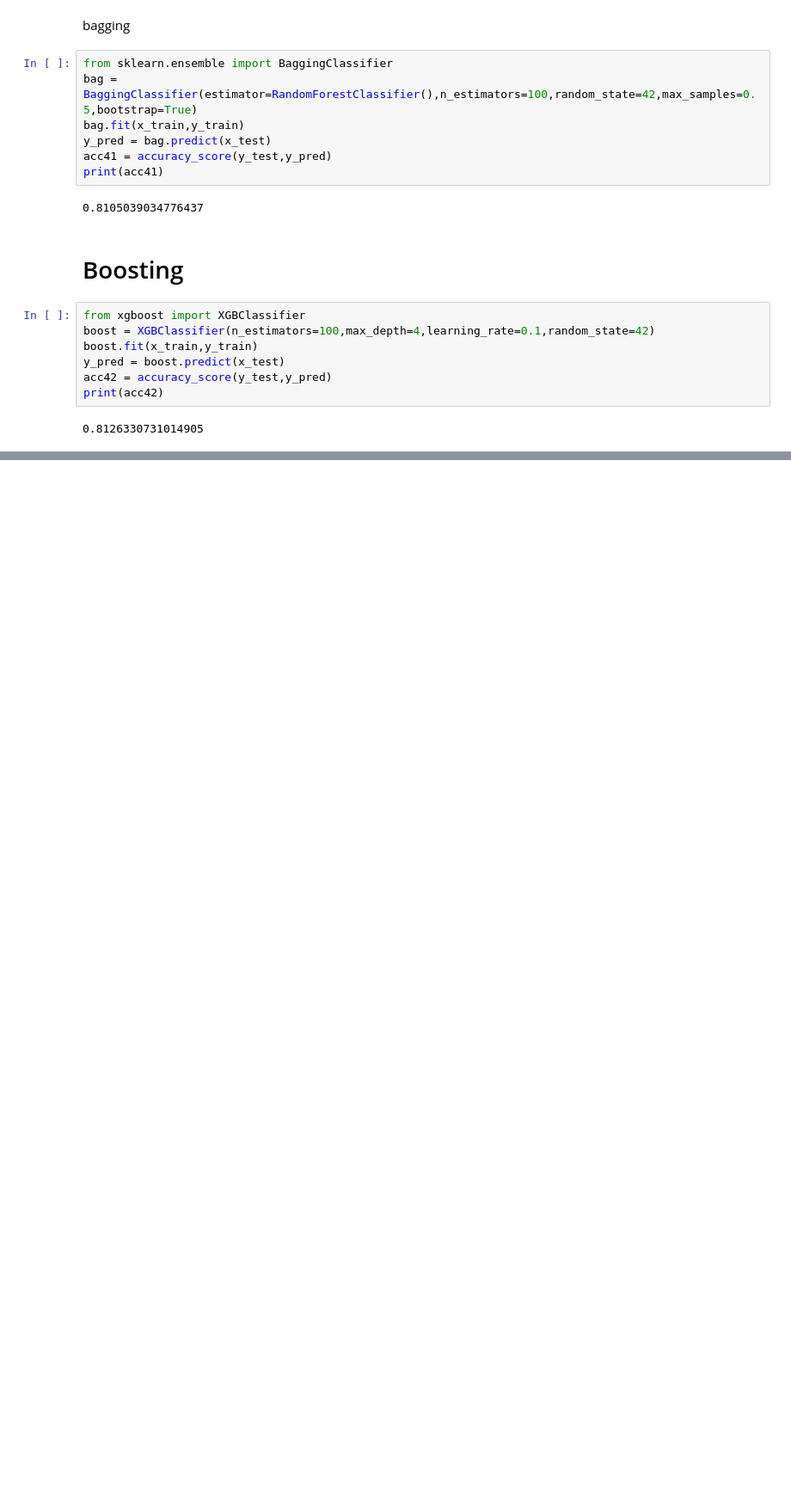
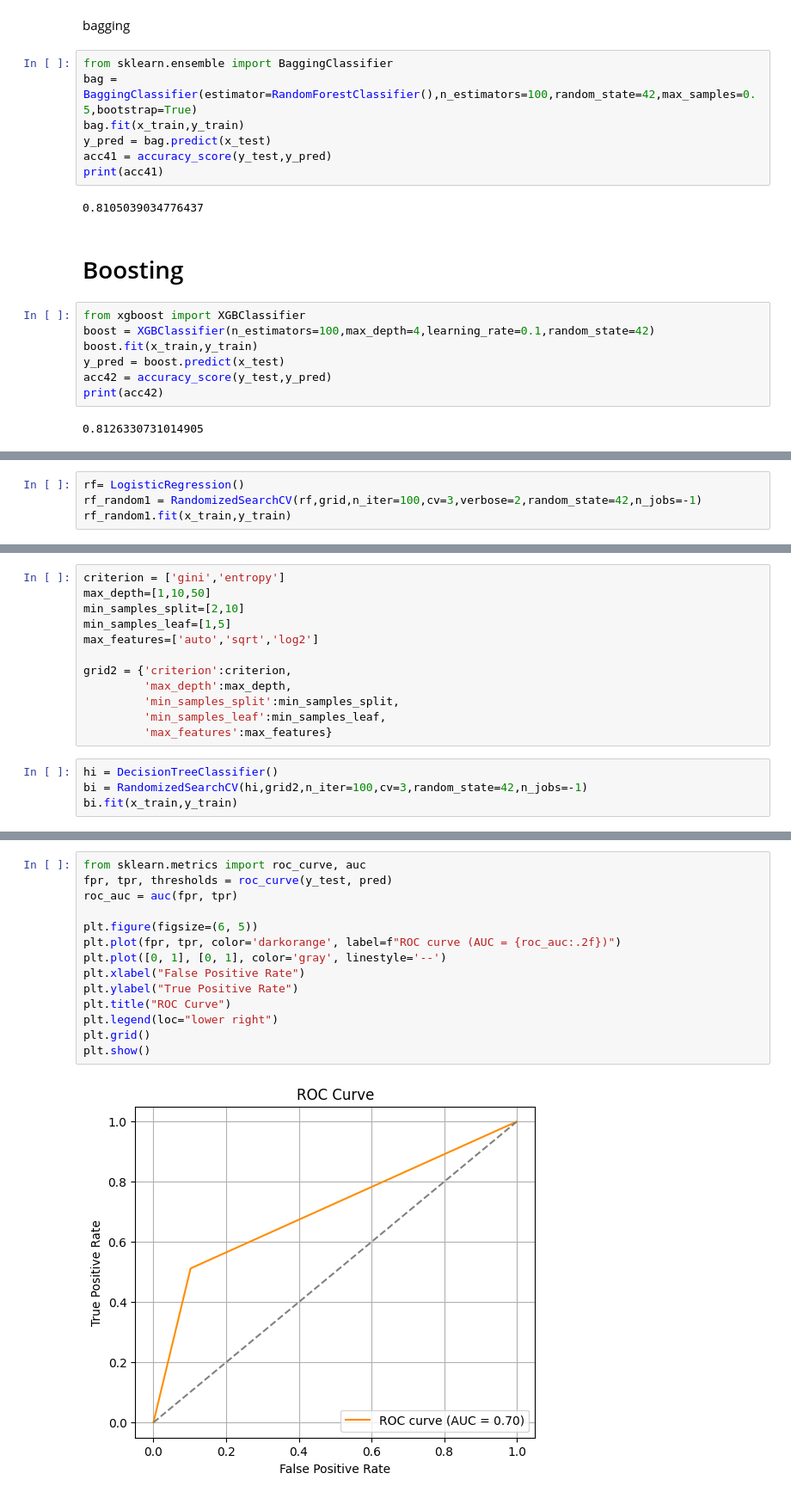
Before and after one commit to VisheshJain28/Customer_Churn_Practice, a Jupyter notebook: Customer_churn/practice_churn.ipynb, the cells around one changed output, grey strips where cells are left out. Shown at 86% size. Saved outputs shown, nothing was run; the diff lists cells and outputs as text; blank space fills up the shorter version.

```diff
--- a/Customer_churn/practice_churn.ipynb
+++ b/Customer_churn/practice_churn.ipynb
@@ -264,0 +276,4 @@ print(acc42)
+# %%
+rf= LogisticRegression()
+rf_random1 = RandomizedSearchCV(rf,grid,n_iter=100,cv=3,verbose=2,random_state=42,n_jobs=-1)
+rf_random1.fit(x_train,y_train)
@@ -264,0 +318,16 @@ print(acc42)
+# %%
+criterion = ['gini','entropy']
+max_depth=[1,10,50]
+min_samples_split=[2,10]
+min_samples_leaf=[1,5]
+max_features=['auto','sqrt','log2']
+
+grid2 = {'criterion':criterion,
+         'max_depth':max_depth,
+         'min_samples_split':min_samples_split,
+         'min_samples_leaf':min_samples_leaf,
+         'max_features':max_features}
+# %%
+hi = DecisionTreeClassifier()
+bi = RandomizedSearchCV(hi,grid2,n_iter=100,cv=3,random_state=42,n_jobs=-1)
+bi.fit(x_train,y_train)
@@ -264,0 +379,16 @@ print(acc42)
+# %%
+from sklearn.metrics import roc_curve, auc
+fpr, tpr, thresholds = roc_curve(y_test, pred)
+roc_auc = auc(fpr, tpr)
+
+plt.figure(figsize=(6, 5))
+plt.plot(fpr, tpr, color='darkorange', label=f"ROC curve (AUC = {roc_auc:.2f})")
+plt.plot([0, 1], [0, 1], color='gray', linestyle='--')
+plt.xlabel("False Positive Rate")
+plt.ylabel("True Positive Rate")
+plt.title("ROC Curve")
+plt.legend(loc="lower right")
+plt.grid()
+plt.show()
+# %% [output]
+[figure, added]
```
Also changed, not shown: parts of 7 cells of this notebook.
